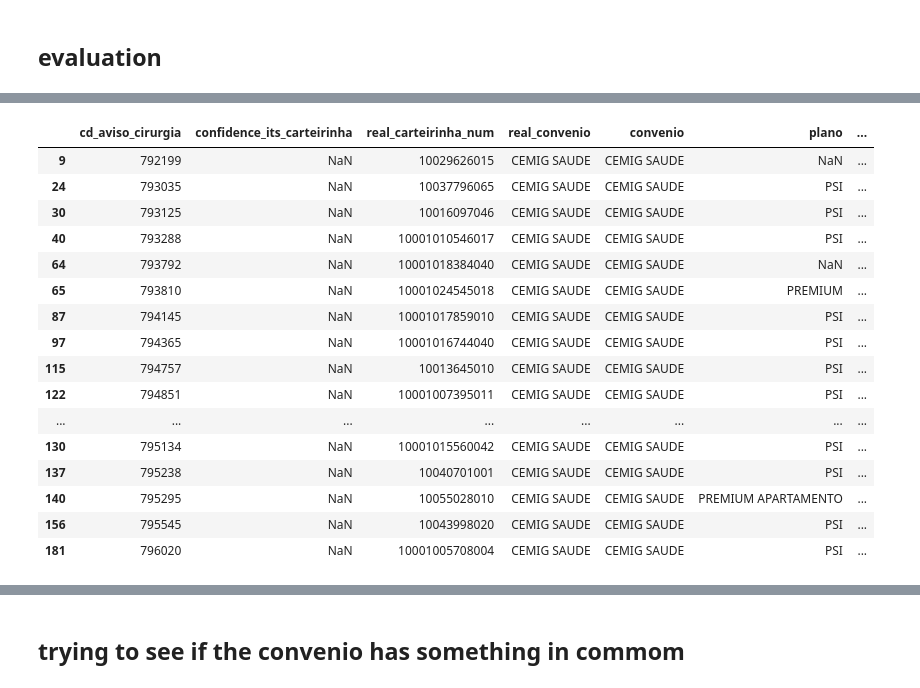
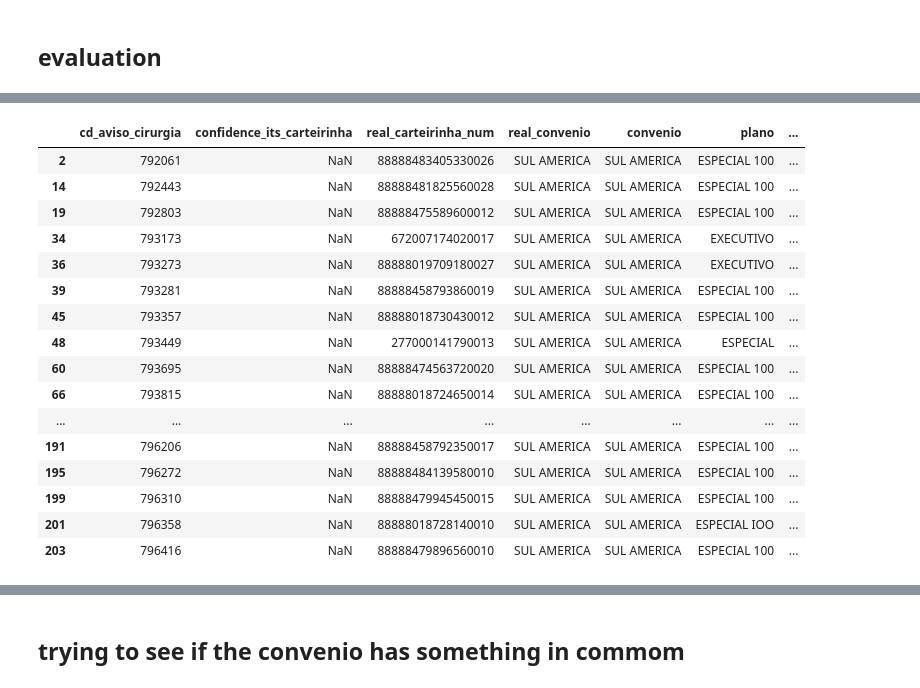
Before and after one commit to joao-thomaz-mle/carteirinha-api, a Jupyter notebook: POC/connect_db_extract.ipynb, the cells around one changed output, grey strips where cells are left out. Cells and saved outputs as stored; diff of their text form; code cells hidden in the pictures.

```diff
--- a/POC/connect_db_extract.ipynb
+++ b/POC/connect_db_extract.ipynb
@@ -1508,22 +1805,22 @@ df_results.head()
 | 3 | 792062 | NaN | 775045002283004 | BRADESCO | BRADESCO | SAUDE TOP QUARTO | ... |
 | 4 | 792064 | NaN | 772102060828002 | BRADESCO | BRADESCO | EMPRESARIAL SAUDE TOP ENFERMARIA ... | ... |
 # %%
-df_results[df_results["convenio"] == "CEMIG SAUDE"]
+df_results[df_results["real_convenio"] == "SUL AMERICA"]
 # %% [output]
 |  | cd_aviso_cirurgia | confidence_its_carteirinha | real_carteirinha_num | real_convenio | convenio | plano | ... |
-| 9 | 792199 | NaN | 10029626015 | CEMIG SAUDE | CEMIG SAUDE | NaN | ... |
-| 24 | 793035 | NaN | 10037796065 | CEMIG SAUDE | CEMIG SAUDE | PSI | ... |
-| 30 | 793125 | NaN | 10016097046 | CEMIG SAUDE | CEMIG SAUDE | PSI | ... |
-| 40 | 793288 | NaN | 10001010546017 | CEMIG SAUDE | CEMIG SAUDE | PSI | ... |
-| 64 | 793792 | NaN | 10001018384040 | CEMIG SAUDE | CEMIG SAUDE | NaN | ... |
-| 65 | 793810 | NaN | 10001024545018 | CEMIG SAUDE | CEMIG SAUDE | PREMIUM | ... |
-| 87 | 794145 | NaN | 10001017859010 | CEMIG SAUDE | CEMIG SAUDE | PSI | ... |
-| 97 | 794365 | NaN | 10001016744040 | CEMIG SAUDE | CEMIG SAUDE | PSI | ... |
-| 115 | 794757 | NaN | 10013645010 | CEMIG SAUDE | CEMIG SAUDE | PSI | ... |
-| 122 | 794851 | NaN | 10001007395011 | CEMIG SAUDE | CEMIG SAUDE | PSI | ... |
+| 2 | 792061 | NaN | 88888483405330026 | SUL AMERICA | SUL AMERICA | ESPECIAL 100 | ... |
+| 14 | 792443 | NaN | 88888481825560028 | SUL AMERICA | SUL AMERICA | ESPECIAL 100 | ... |
+| 19 | 792803 | NaN | 88888475589600012 | SUL AMERICA | SUL AMERICA | ESPECIAL 100 | ... |
+| 34 | 793173 | NaN | 672007174020017 | SUL AMERICA | SUL AMERICA | EXECUTIVO | ... |
+| 36 | 793273 | NaN | 88888019709180027 | SUL AMERICA | SUL AMERICA | EXECUTIVO | ... |
+| 39 | 793281 | NaN | 88888458793860019 | SUL AMERICA | SUL AMERICA | ESPECIAL 100 | ... |
+| 45 | 793357 | NaN | 88888018730430012 | SUL AMERICA | SUL AMERICA | ESPECIAL 100 | ... |
+| 48 | 793449 | NaN | 277000141790013 | SUL AMERICA | SUL AMERICA | ESPECIAL | ... |
+| 60 | 793695 | NaN | 88888474563720020 | SUL AMERICA | SUL AMERICA | ESPECIAL 100 | ... |
+| 66 | 793815 | NaN | 88888018724650014 | SUL AMERICA | SUL AMERICA | ESPECIAL 100 | ... |
 | ... | ... | ... | ... | ... | ... | ... | ... |
-| 130 | 795134 | NaN | 10001015560042 | CEMIG SAUDE | CEMIG SAUDE | PSI | ... |
-| 137 | 795238 | NaN | 10040701001 | CEMIG SAUDE | CEMIG SAUDE | PSI | ... |
-| 140 | 795295 | NaN | 10055028010 | CEMIG SAUDE | CEMIG SAUDE | PREMIUM APARTAMENTO | ... |
-| 156 | 795545 | NaN | 10043998020 | CEMIG SAUDE | CEMIG SAUDE | PSI | ... |
-| 181 | 796020 | NaN | 10001005708004 | CEMIG SAUDE | CEMIG SAUDE | PSI | ... |
+| 191 | 796206 | NaN | 88888458792350017 | SUL AMERICA | SUL AMERICA | ESPECIAL 100 | ... |
+| 195 | 796272 | NaN | 88888484139580010 | SUL AMERICA | SUL AMERICA | ESPECIAL 100 | ... |
+| 199 | 796310 | NaN | 88888479945450015 | SUL AMERICA | SUL AMERICA | ESPECIAL 100 | ... |
+| 201 | 796358 | NaN | 88888018728140010 | SUL AMERICA | SUL AMERICA | ESPECIAL IOO | ... |
+| 203 | 796416 | NaN | 88888479896560010 | SUL AMERICA | SUL AMERICA | ESPECIAL 100 | ... |
```
Also changed, not shown: parts of 48 cells of this notebook, 4 other files.
